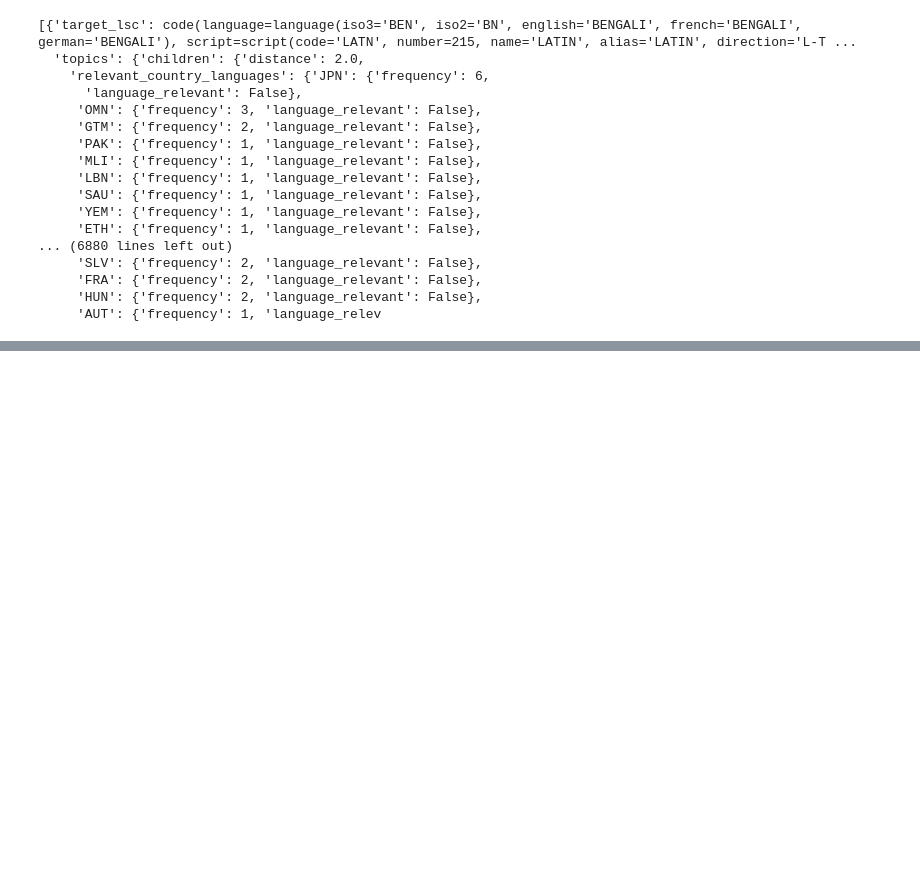
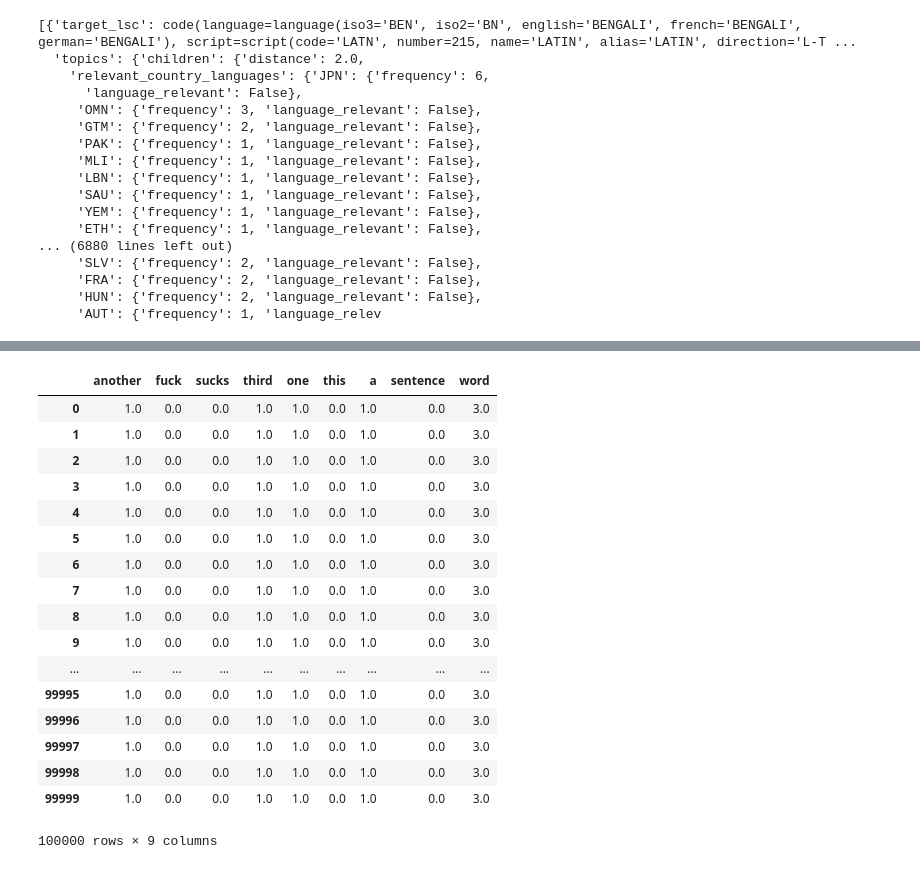
Before and after one commit to thiesgehrmann/JuSiPy_TWB, a Jupyter notebook: API.ipynb, the cells around one changed output, grey strips where cells are left out. Saved outputs shown, nothing was run; the diff lists cells and outputs as text; code cells hidden in the pictures; blank space fills up the shorter version.

Commit message:
Added the fast word quant

```diff
--- a/API.ipynb
+++ b/API.ipynb
@@ -95,3 +117,6 @@ api.get(xliff)
      'FRA': {'frequency': 2, 'language_relevant': False},
      'HUN': {'frequency': 2, 'language_relevant': False},
      'AUT': {'frequency': 1, 'language_relev
+# %%
+texts = ['one word another word a third word',
+           ] * 100000
@@ -97,0 +125,5 @@ api.get(xliff)
+# %%
+
+dictionary = list(set(' '.join(texts).split(' ')))
+dict_idx = { w : i for (i,w) in enumerate(dictionary) }
+dict_idx
@@ -97,0 +140,3 @@ api.get(xliff)
+# %%
+import numpy as np
+M = np.zeros((len(texts),len(dictionary)))
@@ -97,0 +168,22 @@ api.get(xliff)
+# %%
+import pandas as pd
+pd.DataFrame(M, columns=dictionary)
+# %% [output]
+|  | another | fuck | sucks | third | one | this | a | sentence | word |
+| 0 | 1.0 | 0.0 | 0.0 | 1.0 | 1.0 | 0.0 | 1.0 | 0.0 | 3.0 |
+| 1 | 1.0 | 0.0 | 0.0 | 1.0 | 1.0 | 0.0 | 1.0 | 0.0 | 3.0 |
+| 2 | 1.0 | 0.0 | 0.0 | 1.0 | 1.0 | 0.0 | 1.0 | 0.0 | 3.0 |
+| 3 | 1.0 | 0.0 | 0.0 | 1.0 | 1.0 | 0.0 | 1.0 | 0.0 | 3.0 |
+| 4 | 1.0 | 0.0 | 0.0 | 1.0 | 1.0 | 0.0 | 1.0 | 0.0 | 3.0 |
+| 5 | 1.0 | 0.0 | 0.0 | 1.0 | 1.0 | 0.0 | 1.0 | 0.0 | 3.0 |
+| 6 | 1.0 | 0.0 | 0.0 | 1.0 | 1.0 | 0.0 | 1.0 | 0.0 | 3.0 |
+| 7 | 1.0 | 0.0 | 0.0 | 1.0 | 1.0 | 0.0 | 1.0 | 0.0 | 3.0 |
+| 8 | 1.0 | 0.0 | 0.0 | 1.0 | 1.0 | 0.0 | 1.0 | 0.0 | 3.0 |
+| 9 | 1.0 | 0.0 | 0.0 | 1.0 | 1.0 | 0.0 | 1.0 | 0.0 | 3.0 |
+| ... | ... | ... | ... | ... | ... | ... | ... | ... | ... |
+| 99995 | 1.0 | 0.0 | 0.0 | 1.0 | 1.0 | 0.0 | 1.0 | 0.0 | 3.0 |
+| 99996 | 1.0 | 0.0 | 0.0 | 1.0 | 1.0 | 0.0 | 1.0 | 0.0 | 3.0 |
+| 99997 | 1.0 | 0.0 | 0.0 | 1.0 | 1.0 | 0.0 | 1.0 | 0.0 | 3.0 |
+| 99998 | 1.0 | 0.0 | 0.0 | 1.0 | 1.0 | 0.0 | 1.0 | 0.0 | 3.0 |
+| 99999 | 1.0 | 0.0 | 0.0 | 1.0 | 1.0 | 0.0 | 1.0 | 0.0 | 3.0 |
+100000 rows × 9 columns
```
Also changed, not shown: parts of 6 cells of this notebook, 2 other files.
